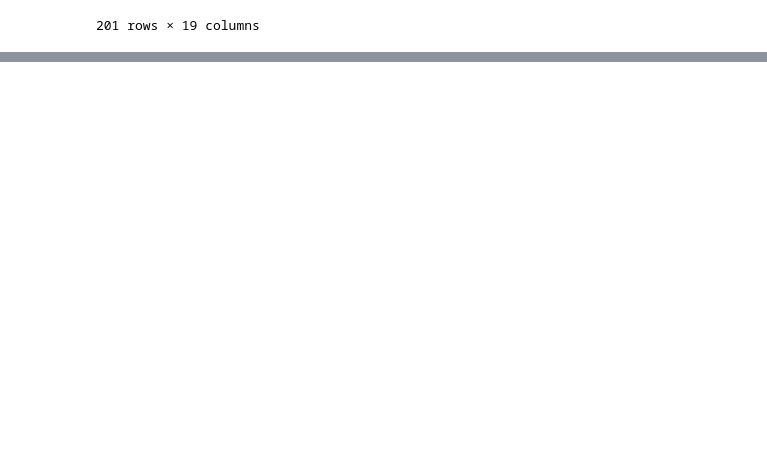
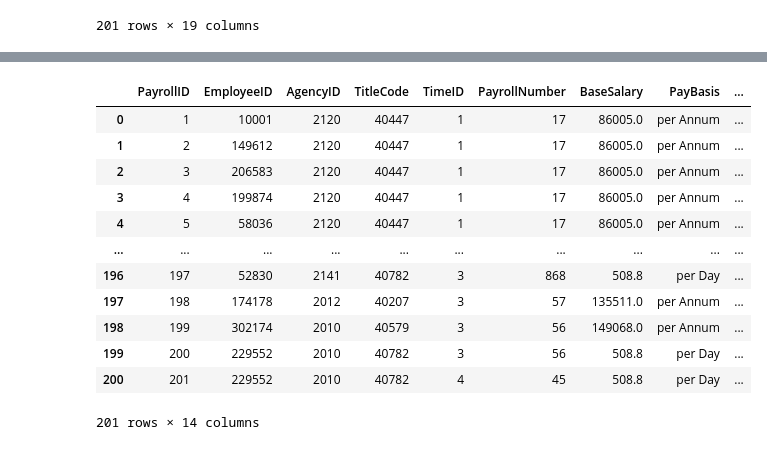
Before and after one commit to nonsosky/nycpayroll_capstone_project, a Jupyter notebook: nyc_payroll_etl.ipynb, the cells around one changed output, grey strips where cells are left out. Saved outputs shown, nothing was run; the diff lists cells and outputs as text; code cells hidden in the pictures; blank space fills up the shorter version.

Commit message:
Data Modelling and Extraction

```diff
--- a/nyc_payroll_etl.ipynb
+++ b/nyc_payroll_etl.ipynb
@@ -56,0 +185,4 @@ display(payroll_df)
+# %%
+# Create Employee Dimension Table
+employee_dim = merged_data[['EmployeeID', 'LastName', 'FirstName', 'WorkLocationBorough', 'LeaveStatusasofJune30']].copy().drop_duplicates(['EmployeeID']).reset_index(drop=True)
+display(employee_dim)
@@ -56,0 +203,4 @@ display(payroll_df)
+# %%
+#Create Agency Dimension Table
+agency_dim = merged_data[['AgencyID', 'AgencyName']].copy().drop_duplicates().reset_index(drop=True)
+display(agency_dim)
@@ -56,0 +225,4 @@ display(payroll_df)
+# %%
+#Create Job_Title Dimension Table
+jobtitle_dim = merged_data[['TitleCode', 'TitleDescription']].copy().drop_duplicates().reset_index(drop=True)
+display(jobtitle_dim)
@@ -56,0 +247,7 @@ display(payroll_df)
+# %%
+#Create Time Dimension Table
+time_dim = merged_data[['FiscalYear']].copy().drop_duplicates().reset_index(drop=True)
+time_dim['TimeID'] = range(1, len(time_dim) + 1)
+time_dim = time_dim[['TimeID', 'FiscalYear']]
+
+display(time_dim)
@@ -56,0 +260,32 @@ display(payroll_df)
+# %%
+# Create Payroll Fact Table using pandas
+payroll_fact_tbl = merged_data \
+    .merge(employee_dim, on=['LastName', 'FirstName', 'LeaveStatusasofJune30', 'WorkLocationBorough'], how='left', suffixes=('', '_emp')) \
+    .merge(agency_dim, on=['AgencyName'], how='left', suffixes=('', '_agency')) \
+    .merge(jobtitle_dim, on=['TitleDescription'], how='left', suffixes=('', '_job')) \
+    .merge(time_dim, on=['FiscalYear'], how='left', suffixes=('', '_time'))
+
+# Select specific columns
+payroll_fact_tbl['PayrollID'] = range(1, len(payroll_fact_tbl) + 1)
+payroll_fact_tbl = payroll_fact_tbl[[
+    'PayrollID', 'EmployeeID', 'AgencyID', 'TitleCode', 'TimeID',
+    'PayrollNumber', 'BaseSalary', 'PayBasis', 'AgencyStartDate',
+    'RegularHours', 'RegularGrossPaid', 'OTHours', 'TotalOTPaid', 'TotalOtherPay'
+]]
+
+# Verify the output
+display(payroll_fact_tbl)
+# %% [output]
+|  | PayrollID | EmployeeID | AgencyID | TitleCode | TimeID | PayrollNumber | BaseSalary | PayBasis | ... |
+| 0 | 1 | 10001 | 2120 | 40447 | 1 | 17 | 86005.0 | per Annum | ... |
+| 1 | 2 | 149612 | 2120 | 40447 | 1 | 17 | 86005.0 | per Annum | ... |
+| 2 | 3 | 206583 | 2120 | 40447 | 1 | 17 | 86005.0 | per Annum | ... |
+| 3 | 4 | 199874 | 2120 | 40447 | 1 | 17 | 86005.0 | per Annum | ... |
+| 4 | 5 | 58036 | 2120 | 40447 | 1 | 17 | 86005.0 | per Annum | ... |
+| ... | ... | ... | ... | ... | ... | ... | ... | ... | ... |
+| 196 | 197 | 52830 | 2141 | 40782 | 3 | 868 | 508.8 | per Day | ... |
+| 197 | 198 | 174178 | 2012 | 40207 | 3 | 57 | 135511.0 | per Annum | ... |
+| 198 | 199 | 302174 | 2010 | 40579 | 3 | 56 | 149068.0 | per Annum | ... |
+| 199 | 200 | 229552 | 2010 | 40782 | 3 | 56 | 508.8 | per Day | ... |
+| 200 | 201 | 229552 | 2010 | 40782 | 4 | 45 | 508.8 | per Day | ... |
+201 rows × 14 columns
```
Also changed, not shown: parts of 17 cells of this notebook, 5 other files.
